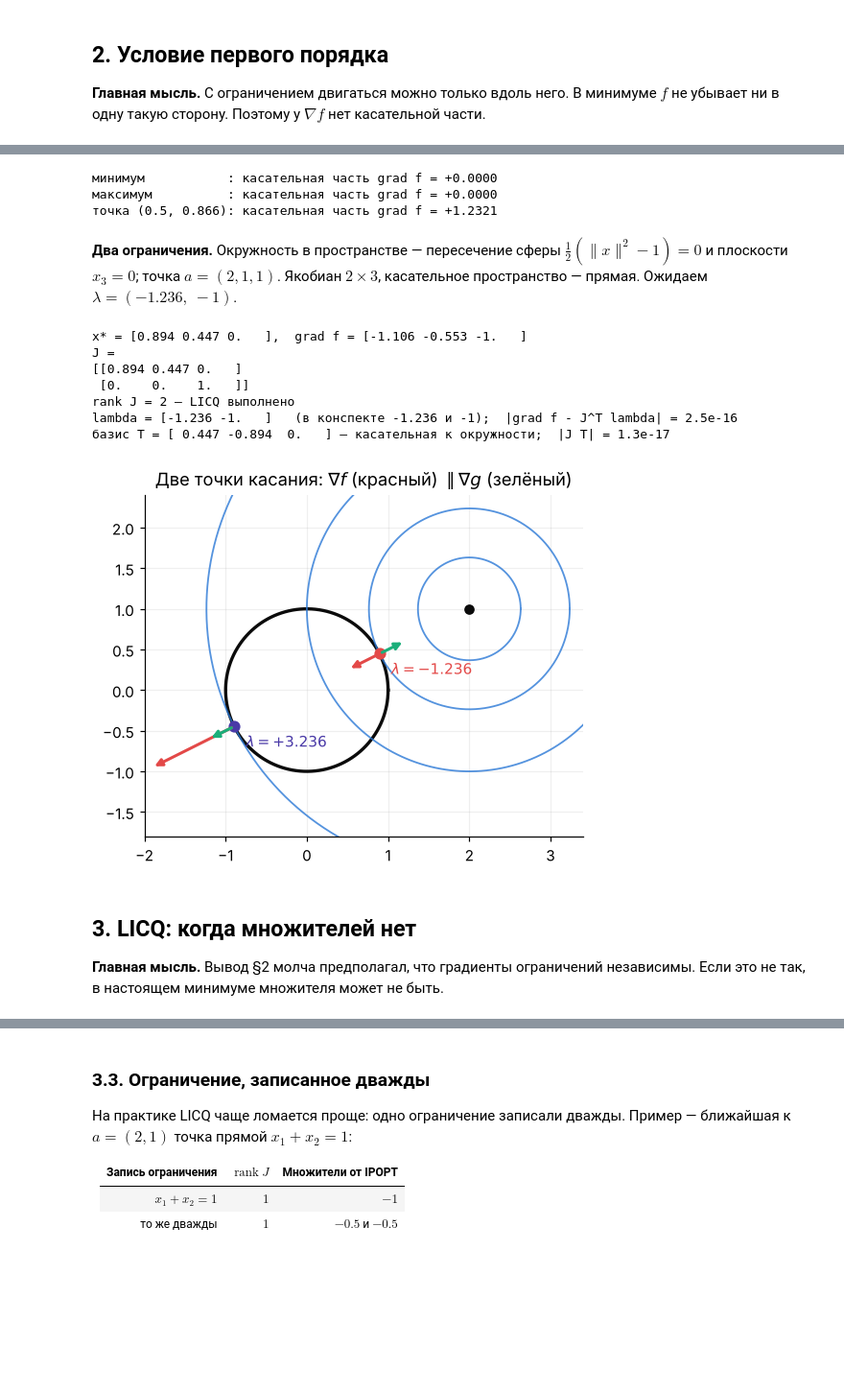
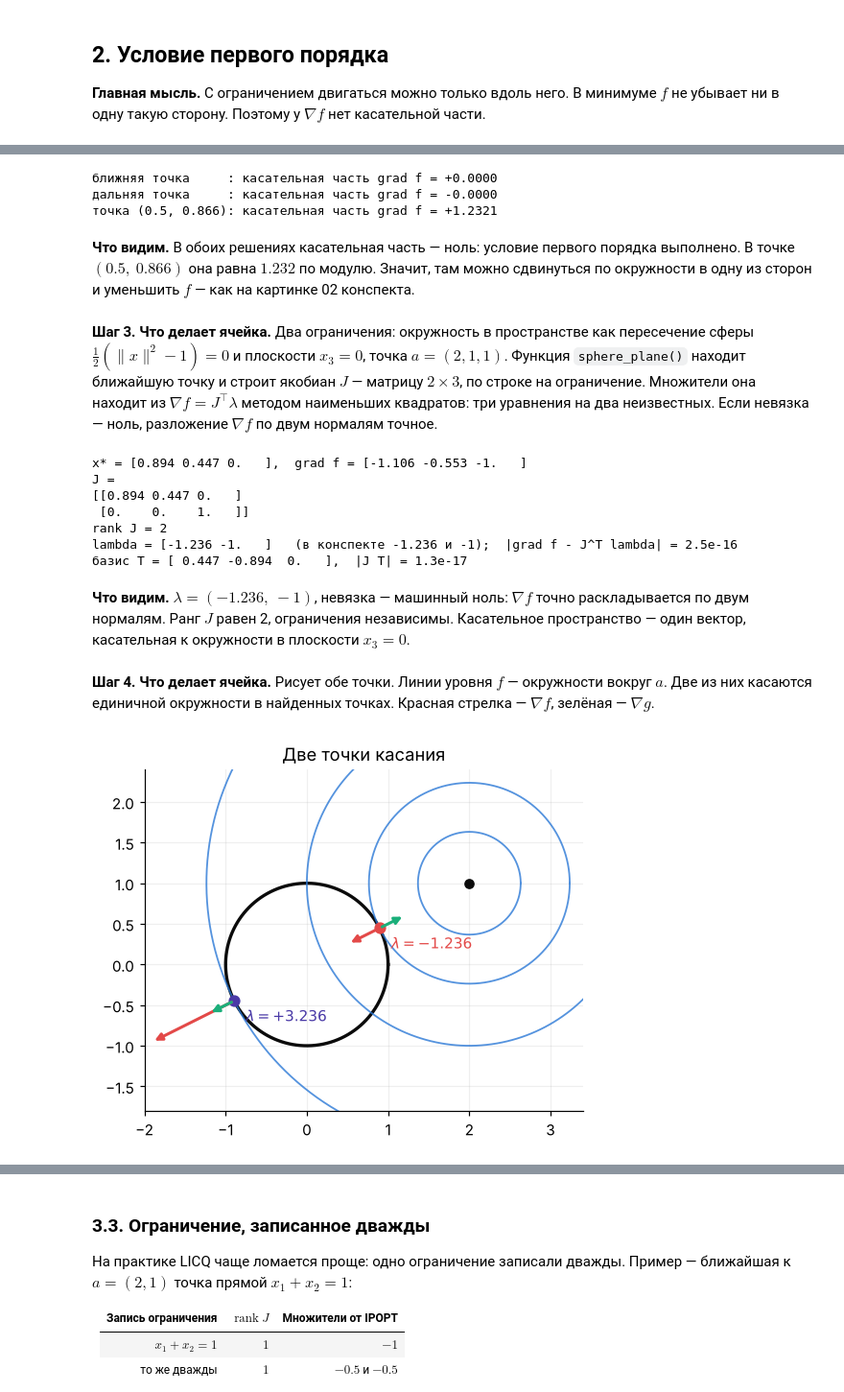
Before and after one commit to IlyaChichkanov/Numerical-Optimization, a Jupyter notebook: lectures/lecture08/lecture08.ipynb, the cells around one changed output, grey strips where cells are left out. Shown at 96% size. Cells and saved outputs as stored; diff of their text form; code cells hidden in the pictures; blank space fills up the shorter version.

```diff
--- a/lectures/lecture08/lecture08.ipynb
+++ b/lectures/lecture08/lecture08.ipynb
@@ -224,8 +252,0 @@ $$
-# %%
-a = A_CIRCLE                                                           # a = (2, 1)
-grad_f = lambda x: x - a                                               # grad f для f = 1/2 |x - a|^2
-grad_g = lambda x: x                                                   # grad g для g = 1/2 (|x|^2 - 1)
-sols = [fsolve(circle_system, z0, xtol=1e-14) for z0 in ([1, 0.5, 0], [-1, -0.5, 0])]
-for z in sols:
-    x, lam = z[:2], z[2]
-    print(f"x = ({x[0]:+.4f}, {x[1]:+.4f}), lambda = {lam:+.4f}:  |grad f - lambda grad g| = {np.linalg.norm(grad_f(x) - lam * grad_g(x)):.1e}")
@@ -234,0 +265,17 @@ x = (-0.8944, -0.4472), lambda = +3.2361:  |grad f - lambda grad g| = 0.0e+00
+# %%
+from scipy.optimize import fsolve
+
+a = A_CIRCLE                                           # a = (2, 1) — точка, к которой ищем ближайшую
+
+def circle_system(z):
+    """Левые части трёх уравнений задачи 1 при a = (2, 1). Решение системы — z, где все три равны нулю."""
+    x1, x2, lam = z                                    # неизвестные: координаты точки и множитель
+    return [x1 - 2 - lam * x1,                         # первая компонента grad f = lambda grad g
+            x2 - 1 - lam * x2,                         # вторая компонента
+            x1**2 + x2**2 - 1]                         # точка лежит на окружности
+
+sols = []
+for start in ([1.0, 0.5, 0.0], [-1.0, -0.5, 0.0]):    # стартовые (x1, x2, lambda): справа и слева
+    z = fsolve(circle_system, start, xtol=1e-14)       # решение системы из этого старта
+    sols.append(z)
+    print(f"старт {start}: x = ({z[0]:+.4f}, {z[1]:+.4f}), lambda = {z[2]:+.4f}, невязки = {np.abs(circle_system(z)).max():.0e}")
@@ -235,46 +289,51 @@ x = (-0.8944, -0.4472), lambda = +3.2361:  |grad f - lambda grad g| = 0.0e+00
 # %%
+grad_f = lambda x: x - a                               # grad f для f = 1/2 |x - a|^2
+grad_g = lambda x: x                                   # grad g для g = 1/2 (|x|^2 - 1)
+
 def tangent_part(x):
-    """Касательная часть grad f: Z^T grad f, где Z — базис ker J (здесь J = grad g^T — одна строка)."""
-    J = grad_g(x).reshape(1, -1)                                       # якобиан 1 x 2
-    Z = null_space(J)                                                  # 2 x 1 — базис касательного пространства
-    return (Z.T @ grad_f(x)).item()
+    """Касательная часть grad f в точке x окружности: Z^T grad f, где Z — единичная касательная."""
+    J = grad_g(x).reshape(1, -1)                       # якобиан: одна строка grad g^T
+    Z = null_space(J)                                  # 2 x 1 — касательное направление, J Z = 0
+    return (Z.T @ grad_f(x)).item()                    # проекция grad f на касательную
 
-for name, x in (("минимум", sols[0][:2]), ("максимум", sols[1][:2]), ("точка (0.5, 0.866)", np.array([0.5, np.sqrt(3) / 2]))):
+for name, x in (("ближняя точка", sols[0][:2]), ("дальняя точка", sols[1][:2]), ("точка (0.5, 0.866)", np.array([0.5, np.sqrt(3) / 2]))):
     print(f"{name:18s}: касательная часть grad f = {tangent_part(x):+.4f}")
 # %% [output]
-минимум           : касательная часть grad f = +0.0000
-максимум          : касательная часть grad f = +0.0000
+ближняя точка     : касательная часть grad f = +0.0000
+дальняя точка     : касательная часть grad f = -0.0000
 точка (0.5, 0.866): касательная часть grad f = +1.2321
+# %% [markdown]
+**Что видим.** В обоих решениях касательная часть — ноль: условие первого порядка выполнено. В точке $(0.5,\ 0.866)$ она равна $1.232$ по модулю. Значит, там можно сдвинуться по окружности в одну из сторон и уменьшить $f$ — как на картинке 02 конспекта.
 # %% [markdown]
-**Два ограничения.** Окружность в пространстве — пересечение сферы $\tfrac12(\lVert x\rVert^2-1)=0$ и плоскости $x_3=0$; точка $a=(2,1,1)$. Якобиан $2\times3$, касательное пространство — прямая. Ожидаем $\lambda=(-1.236,\ -1)$.
+**Шаг 3. Что делает ячейка.** Два ограничения: окружность в пространстве как пересечение сферы $\tfrac12(\lVert x\rVert^2-1)=0$ и плоскости $x_3=0$, точка $a=(2,1,1)$. Функция `sphere_plane()` находит ближайшую точку и строит якобиан $J$ — матрицу $2\times3$, по строке на ограничение. Множители она находит из $\nabla f=J^\top\lambda$ методом наименьших квадратов: три уравнения на два неизвестных. Если невязка — ноль, разложение $\nabla f$ по двум нормалям точное.
 # %%
 xs, gf, J, lam, T = sphere_plane()                                   # окружность = сфера ∩ плоскость, a = (2, 1, 1)
 print(f"x* = {xs.round(3)},  grad f = {gf.round(3)}")
-print(f"J =\n{J.round(3)}\nrank J = {np.linalg.matrix_rank(J)} — LICQ выполнено")
+print(f"J =\n{J.round(3)}\nrank J = {np.linalg.matrix_rank(J)}")
 print(f"lambda = {lam.round(3)}   (в конспекте -1.236 и -1);  |grad f - J^T lambda| = {np.linalg.norm(gf - J.T @ lam):.1e}")
-print(f"базис T = {T.ravel().round(3)} — касательная к окружности;  |J T| = {np.abs(J @ T).max():.1e}")
+print(f"базис T = {T.ravel().round(3)},  |J T| = {np.abs(J @ T).max():.1e}")
 # %% [output]
 x* = [0.894 0.447 0.   ],  grad f = [-1.106 -0.553 -1.   ]
 J =
 [[0.894 0.447 0.   ]
  [0.    0.    1.   ]]
-rank J = 2 — LICQ выполнено
+rank J = 2
 lambda = [-1.236 -1.   ]   (в конспекте -1.236 и -1);  |grad f - J^T lambda| = 2.5e-16
-базис T = [ 0.447 -0.894  0.   ] — касательная к окружности;  |J T| = 1.3e-17
+базис T = [ 0.447 -0.894  0.   ],  |J T| = 1.3e-17
+# %% [markdown]
+**Что видим.** $\lambda=(-1.236,\ -1)$, невязка — машинный ноль: $\nabla f$ точно раскладывается по двум нормалям. Ранг $J$ равен 2, ограничения независимы. Касательное пространство — один вектор, касательная к окружности в плоскости $x_3=0$.
+# %% [markdown]
+**Шаг 4. Что делает ячейка.** Рисует обе точки. Линии уровня $f$ — окружности вокруг $a$. Две из них касаются единичной окружности в найденных точках. Красная стрелка — $\nabla f$, зелёная — $\nabla g$.
 # %%
 fig, ax = plt.subplots(figsize=(6, 4.2))
-unit_circle(ax)                                                         # g = 0
+unit_circle(ax)                                                         # ограничение g = 0
 level_circles(ax, a, [0.5 * np.sum((z[:2] - a) ** 2) for z in sols] + [0.2, 2.0], color=BLUE)   # линии уровня f, две — касаются
 for z, col in zip(sols, (RED, VIOLET)):
     x = z[:2]
     ax.annotate("", x + 0.35 * grad_f(x), x, arrowprops=dict(arrowstyle="-|>", color=RED, lw=2))       # grad f
     ax.annotate("", x + 0.35 * grad_g(x), x, arrowprops=dict(arrowstyle="-|>", color=AQUA, lw=2))      # grad g
     ax.plot(*x, "o", color=col, ms=7); ax.annotate(f"$\\lambda={z[2]:+.3f}$", x, (8, -14), textcoords="offset points", color=col)
 ax.plot(*a, "o", color=INK); ax.set_aspect("equal"); ax.set_xlim(-2, 3.4); ax.set_ylim(-1.8, 2.4)
-ax.set_title("Две точки касания: $\\nabla f$ (красный) $\\parallel\\nabla g$ (зелёный)"); plt.show()
+ax.set_title("Две точки касания"); plt.show()
 # %% [output]
-[figure, old version]
+[figure, new version]
-# %% [markdown]
-## 3. LICQ: когда множителей нет
-
-**Главная мысль.** Вывод §2 молча предполагал, что градиенты ограничений независимы. Если это не так, в настоящем минимуме множителя может не быть.
```
Also changed, not shown: parts of 34 cells of this notebook, 8 other files.
